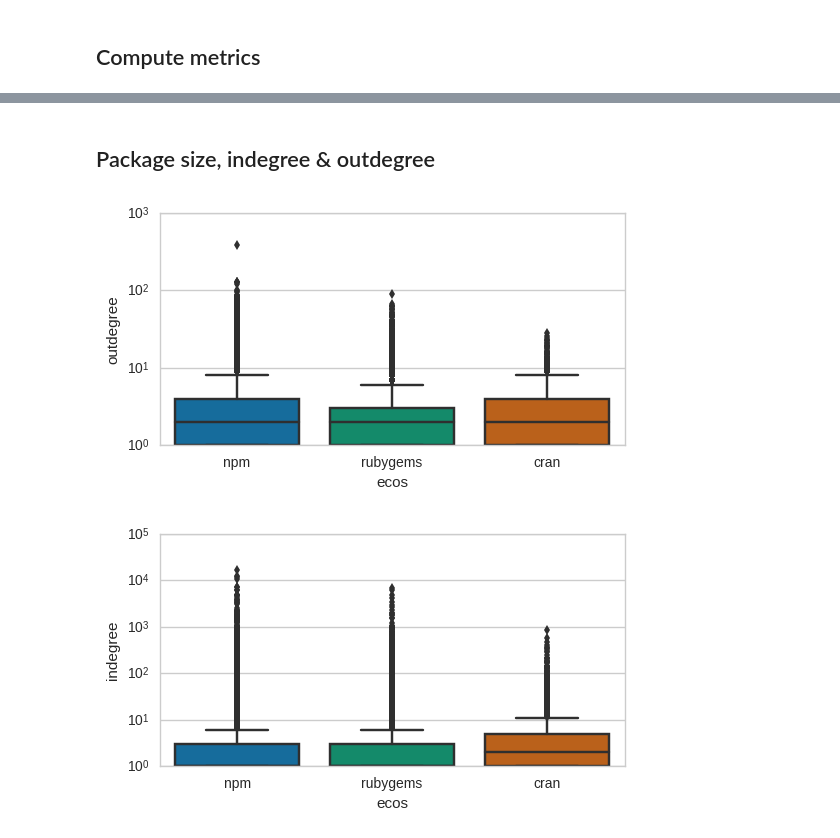
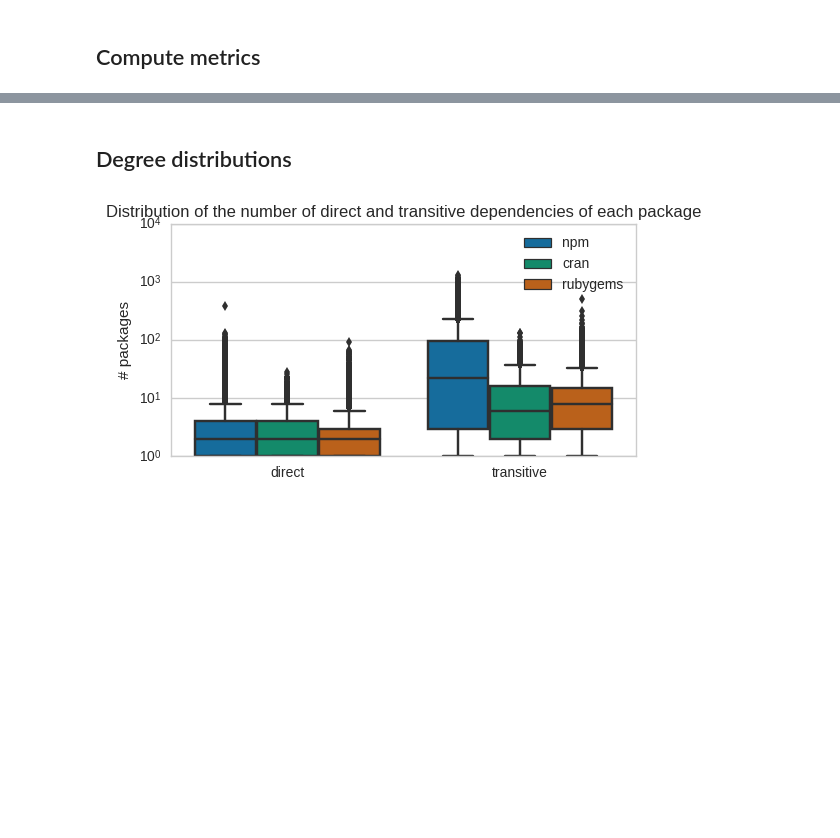
Before and after one commit to maelick/deps-analysis, a Jupyter notebook: notebook/maelick.ipynb, the cells around one changed output, grey strips where cells are left out. Drawn from its saved outputs; the diff is of its cells as text; code cells hidden in the pictures; blank space fills up the shorter version.

```diff
--- a/notebook/maelick.ipynb
+++ b/notebook/maelick.ipynb
@@ -47,25 +47,39 @@ graphs = OrderedDict((e, dict(read_graphs(e))) for e in ecosystems)
 # %% [markdown]
 ## Compute metrics
 # %%
+def minimum_dependent(transitive_indegree, ratio):
+    return sum(1 for x in transitive_indegree if x - 1 >= ratio)
+
 def graph_metrics(g, d, e):
+    package_size = np.array(list(filter(lambda x: not math.isnan(x), g.vs['size'])))
+    transitive_indegree = g.neighborhood_size(order=len(g.vs), mode='in')
     return {'time': d, 'ecos': e, 'size': len(g.vs),
             'biggest_wcc': len(g.components(igraph.WEAK).giant().vs) if len(g.vs) else 0,
             'with_deps': len([x for x in g.outdegree() if x > 0]),
             'with_revdeps': len([x for x in g.indegree() if x > 0]),
-            'isolated': len([x for x in g.degree() if x == 0])}
+            'isolated': len([x for x in g.degree() if x == 0]),
+            'median_size': np.median(package_size),
+            'mean_size': np.mean(package_size),
+            'max_indegree': max(g.indegree()),
+            'max_dependent': max(transitive_indegree) - 1,
+            'dependent1': minimum_dependent(transitive_indegree, 0.01 * len(g.vs)),
+            'dependent5': minimum_dependent(transitive_indegree, 0.05 * len(g.vs)),
+            'dependent10': minimum_dependent(transitive_indegree, 0.1 * len(g.vs))}
 
 def ecos_metrics(e, x):
-    metrics = pandas.DataFrame([graph_metrics(g, d, e) for d, g in x.items()])
+    metrics = pandas.DataFrame([graph_metrics(g, d, e) for d, g in x.items() if len(g.vs)])
     metrics['time'] = pandas.to_datetime(metrics.time)
     return metrics.set_index(['time']).sort_index()
 
 ecos_metrics = OrderedDict((e, ecos_metrics(e, x)) for e, x in graphs.items())
 # %%
-dates = pandas.date_range('2012-01-01', '2016-01-01', freq='AS')
+dates = pandas.date_range('2012-04-01', '2016-04-01', freq='AS-APR')
 
 def package_metrics(e, g):
     data = [pandas.DataFrame({'date': d, 'ecos': e, 'package': g.vs['name'], 'size': g.vs['size'],
-                              'indegree': g.indegree(), 'outdegree': g.outdegree()})
+                              'indegree': g.indegree(), 'outdegree': g.outdegree(),
+                              'transitive_in': [x -1 for x in g.neighborhood_size(order=len(g.vs), mode='in')],
+                              'transitive_out': [x - 1 for x in g.neighborhood_size(order=len(g.vs), mode='out')]})
             for d, g in g.items() if d in dates]
     return (pandas.concat(data)
             .assign(isolated=lambda d: d.indegree + d.outdegree == 0)
@@ -108,19 +108,23 @@ savefig(fig, 'evol_non_isolated_diff')
-# %% [markdown]
-## Package size, indegree & outdegree
+# %% [markdown]
+## Degree distributions
 # %%
-data = pandas.concat([data[data.date == max(data.date)] for data in package_metrics.values()], ignore_index=True)
+data = pandas.concat([data[data.date == max(data.date)]
+                      for data in package_metrics.values()], ignore_index=True)
+data = pandas.melt(data.rename(columns={'transitive_in': 'dependent packages',
+                                        'transitive_out': 'transitive',
+                                        'outdegree': 'direct'}),
+                   id_vars=['date', 'ecos', 'package'])
 
 fig, ax = matplotlib.pyplot.subplots()
-seaborn.boxplot(data=data[data.outdegree > 0], x='ecos', y='outdegree', ax=ax)
+if SHOW_TITLE:
+    ax.set_title('Distribution of the number of direct and transitive dependencies of each package')
+seaborn.boxplot(data=data.query('value > 0 and variable in ("transitive", "direct")'),
+                x='variable', y='value', hue='ecos', ax=ax, hue_order=ecosystems)
 ax.set_yscale('log')
+ax.set_xlabel('')
+ax.set_ylabel('# packages')
+ax.legend(title='')
 fig.set_size_inches(FIG_SIZE)
 savefig(fig, 'boxplot_outdegree')
-
-fig, ax = matplotlib.pyplot.subplots()
-seaborn.boxplot(data=data[data.indegree > 0], x='ecos', y='indegree', ax=ax)
-ax.set_yscale('log')
-fig.set_size_inches(FIG_SIZE)
-savefig(fig, 'boxplot_indegree')
 # %% [output]
-[figure, old version]
+[figure, new version]
-[figure, removed]
```
Also changed, not shown: parts of 22 cells of this notebook.
